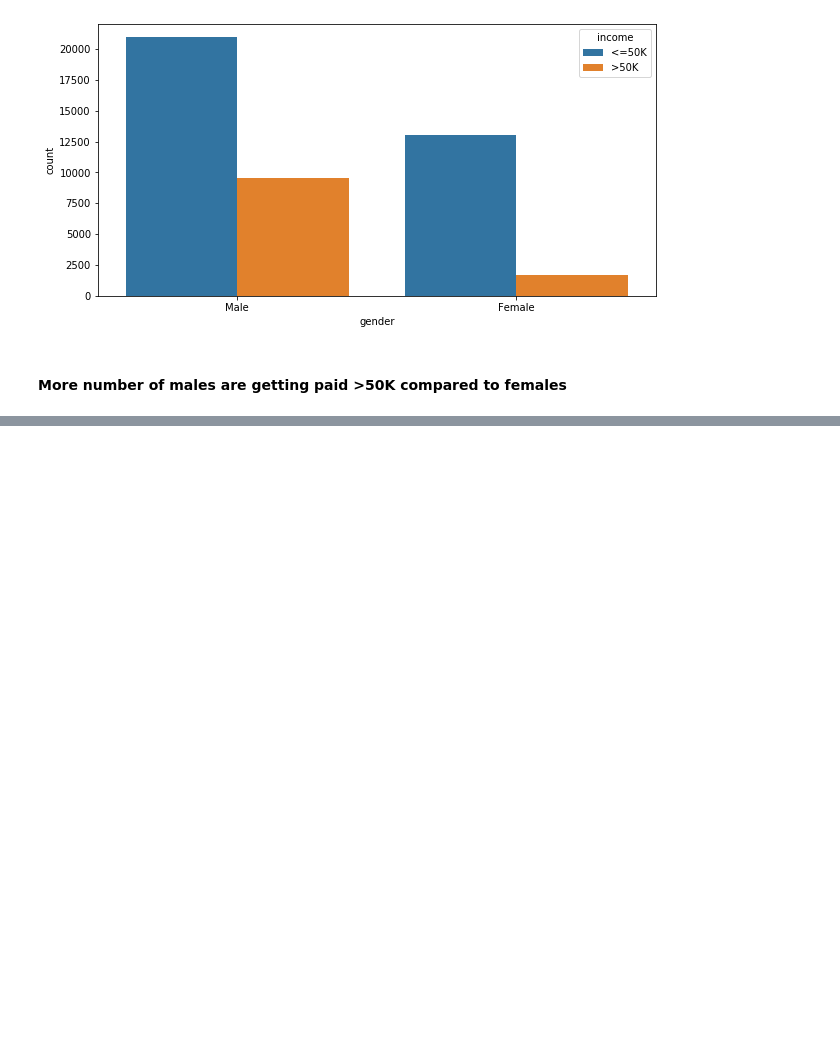
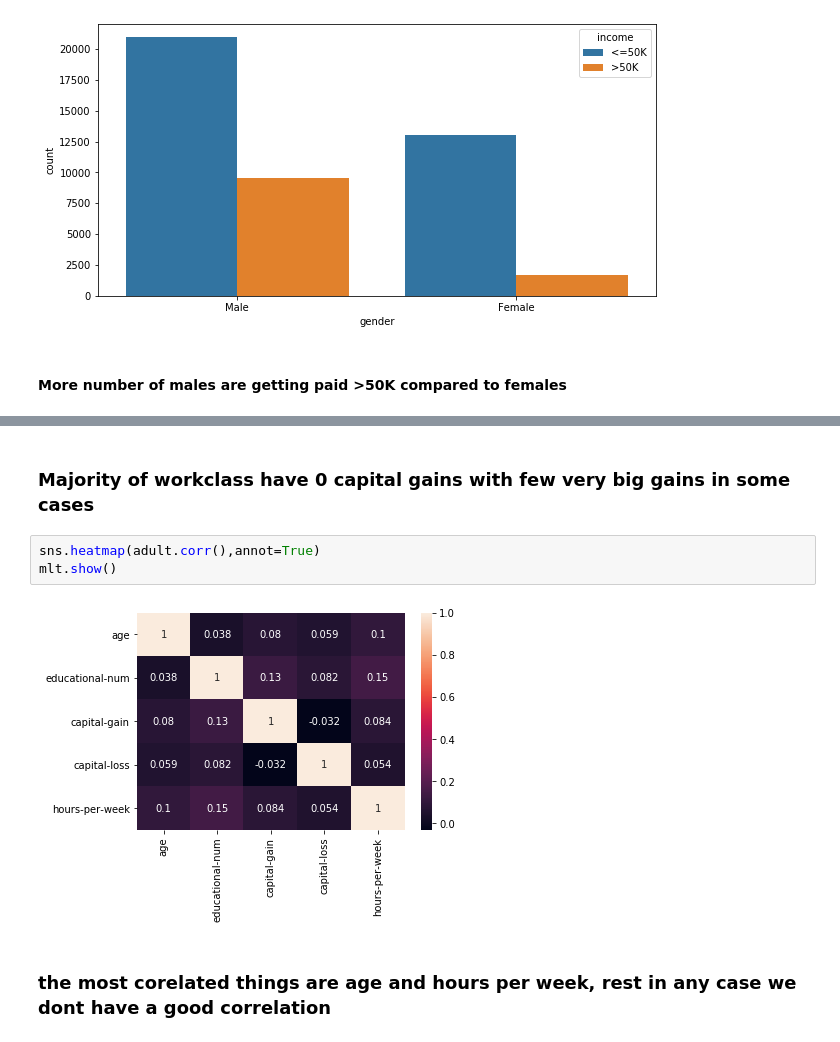
Before and after one commit to VaibhavSaran/Cipher_Schools_Assignments, a Jupyter notebook: Assignment 4/CIPHER SCHOOLS ASSIGNMENT 4.ipynb, the cells around one changed output, grey strips where cells are left out. Drawn from its saved outputs; the diff is of its cells as text; blank space fills up the shorter version.

```diff
--- a/Assignment 4/CIPHER SCHOOLS ASSIGNMENT 4.ipynb
+++ b/Assignment 4/CIPHER SCHOOLS ASSIGNMENT 4.ipynb
@@ -571,0 +586,9 @@ mlt.show()
+# %% [markdown]
+### Majority of workclass have 0 capital gains with few very big gains in some cases
+# %%
+sns.heatmap(adult.corr(),annot=True)
+mlt.show()
+# %% [output]
+[figure, added]
+# %% [markdown]
+### the most corelated things are age and hours per week, rest in any case we dont have a good correlation
```
Also changed, not shown: parts of 14 cells of this notebook.
